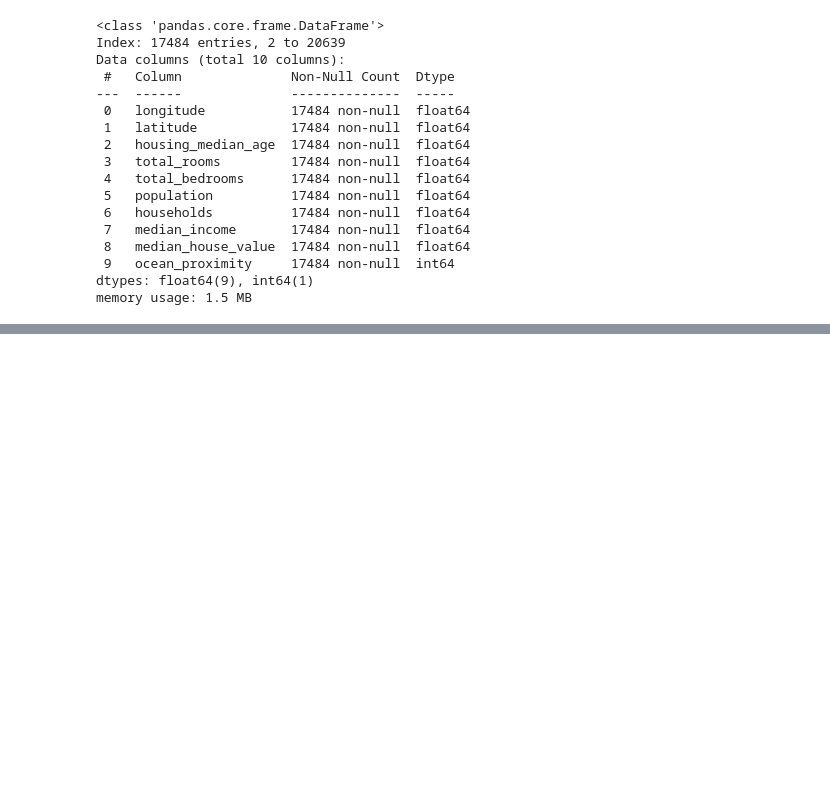
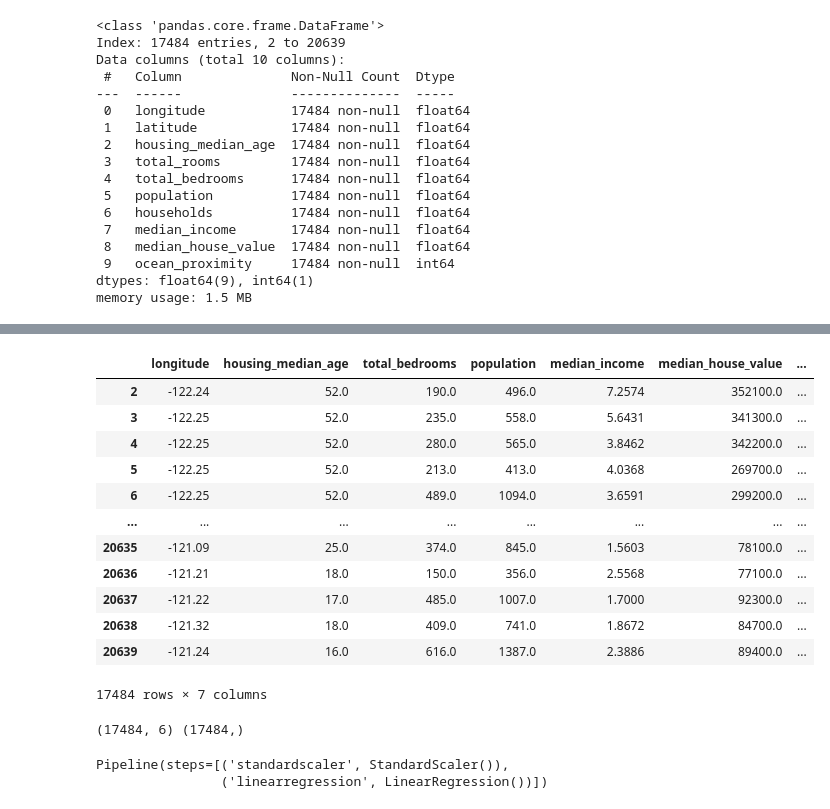
Before and after one commit to saptarshidas219/ML_Prog, a Jupyter notebook: california_house.ipynb, the cells around one changed output, grey strips where cells are left out. Cells and saved outputs as stored; diff of their text form; code cells hidden in the pictures; blank space fills up the shorter version.

```diff
--- a/california_house.ipynb
+++ b/california_house.ipynb
@@ -215,2 +229,2 @@ vif_table
 # %%
-len(x.columns)
+df_drop = df_copy.copy()
@@ -260,0 +274,3 @@ vif_table
+# %%
+
+df_drop = df_drop.drop(columns=['total_rooms'])
@@ -260,0 +315,23 @@ vif_table
+# %%
+df_drop
+# %% [output]
+|  | longitude | housing_median_age | total_bedrooms | population | median_income | median_house_value | ... |
+| 2 | -122.24 | 52.0 | 190.0 | 496.0 | 7.2574 | 352100.0 | ... |
+| 3 | -122.25 | 52.0 | 235.0 | 558.0 | 5.6431 | 341300.0 | ... |
+| 4 | -122.25 | 52.0 | 280.0 | 565.0 | 3.8462 | 342200.0 | ... |
+| 5 | -122.25 | 52.0 | 213.0 | 413.0 | 4.0368 | 269700.0 | ... |
+| 6 | -122.25 | 52.0 | 489.0 | 1094.0 | 3.6591 | 299200.0 | ... |
+| ... | ... | ... | ... | ... | ... | ... | ... |
+| 20635 | -121.09 | 25.0 | 374.0 | 845.0 | 1.5603 | 78100.0 | ... |
+| 20636 | -121.21 | 18.0 | 150.0 | 356.0 | 2.5568 | 77100.0 | ... |
+| 20637 | -121.22 | 17.0 | 485.0 | 1007.0 | 1.7000 | 92300.0 | ... |
+| 20638 | -121.32 | 18.0 | 409.0 | 741.0 | 1.8672 | 84700.0 | ... |
+| 20639 | -121.24 | 16.0 | 616.0 | 1387.0 | 2.3886 | 89400.0 | ... |
+17484 rows × 7 columns
+# %%
+c = vif_table.feature
+x= df_drop[c]
+y = df_copy['median_house_value']
+print(x.shape,y.shape)
+# %% [output]
+(17484, 6) (17484,)
@@ -260,0 +342,5 @@ vif_table
+# %%
+pipeline.fit(x_train,y_train)
+# %% [output]
+Pipeline(steps=[('standardscaler', StandardScaler()),
+                ('linearregression', LinearRegression())])
```
Also changed, not shown: parts of 15 cells of this notebook.
